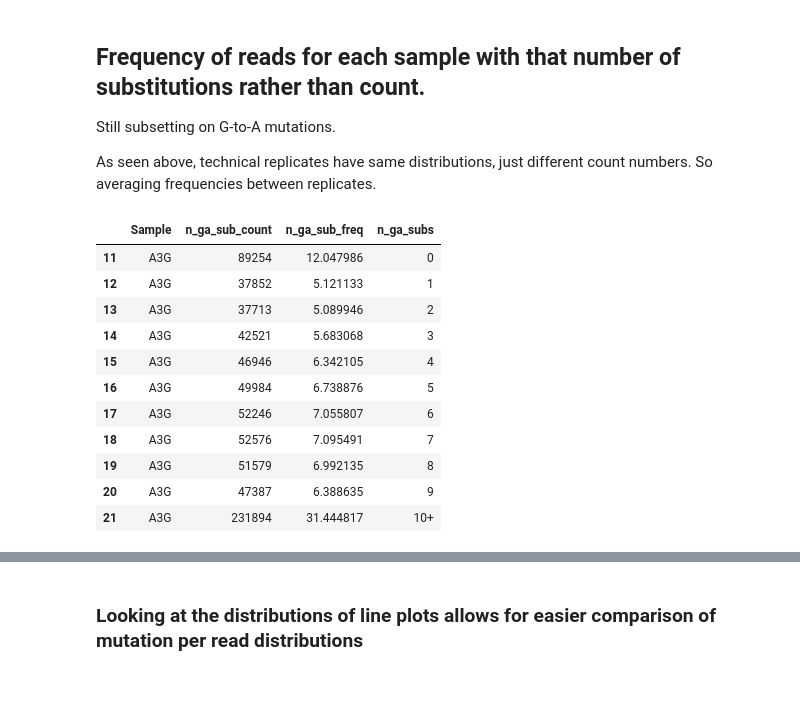
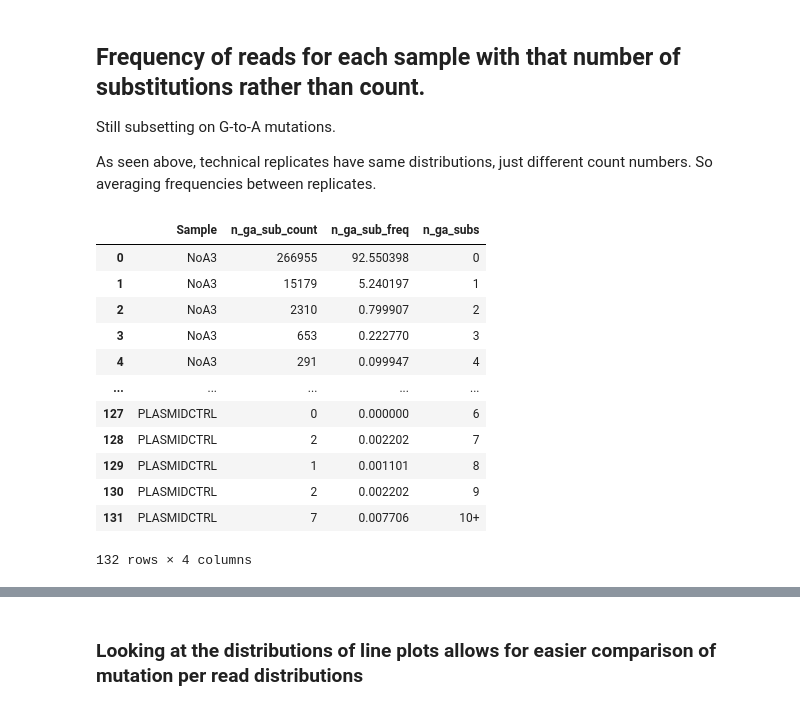
Before and after one commit to jbloomlab/SuperRestrictionFactor_Hypermutation, a Jupyter notebook: analysis_notebook.ipynb, the cells around one changed output, grey strips where cells are left out. Saved outputs shown, nothing was run; the diff lists cells and outputs as text; code cells hidden in the pictures.

```diff
--- a/analysis_notebook.ipynb
+++ b/analysis_notebook.ipynb
@@ -471,18 +469,31 @@ csvsdir = os.path.join(resultsdir, 'mutinfo_csvs')
 if not os.path.isdir(csvsdir):
     os.mkdir(csvsdir)
 # %%
-if use_existing == 'no': # only remake `csv`s if specified.
-    for sample in df_samplenames:
-        print(f"Processing reads for {sample}...")
-        bcinfo_file = f"{countsdir}/{sample}_bcinfo.csv.gz"
-        bcinfo_df = pd.read_csv(bcinfo_file)
-        bcinfo_df_retained = bcinfo_df[bcinfo_df['Retained'] == True].reset_index(drop=True)
-        bcinfo_df_retained['mid_seq'] = bcinfo_df_retained['Consensus'].apply(lambda x: x[130:170])
-        bcinfo_df_retained['mid_subs'] = bcinfo_df_retained['mid_seq'].apply(getSubstitutions_Nokay_maskG, args=(midrefseq,))
-        bcinfo_df_retained['n_mid_subs'] = bcinfo_df_retained['mid_subs'].apply(get_n_subs)
-        bcinfo_df_retained['subs'] = bcinfo_df_retained['Consensus'].apply(getSubstitutions_Nokay, args=(trimmedrefseq,))
-        bcinfo_df_retained['n_subs'] = bcinfo_df_retained['subs'].apply(get_n_subs)
-        bcinfo_df_retained['n_ga_subs'] = bcinfo_df_retained['subs'].apply(get_n_ga_subs)
-        bcinfo_df_retained['sub_tups'] = bcinfo_df_retained['subs'].apply(subs_to_motifs, args=(trimmedrefseq,))
-        bcinfo_df_retained['Sample'] = [sample]*len(bcinfo_df_retained)
-        bcinfo_df_retained.to_csv(f"{csvsdir}/{sample}.csv")
+def process_bcinfo_csv(bcinfo_csv, out_dir):
+    """Process bcinfo csv into mutinfo csv."""
+    bcinfo_df = pd.read_csv(bcinfo_csv)
+    bcinfo_df_retained = bcinfo_df[bcinfo_df['Retained'] == True].reset_index(drop=True)
+    bcinfo_df_retained['mid_seq'] = bcinfo_df_retained['Consensus'].apply(lambda x: x[130:170])
+    bcinfo_df_retained['mid_subs'] = bcinfo_df_retained['mid_seq'].apply(getSubstitutions_Nokay_maskG, args=(midrefseq,))
+    bcinfo_df_retained['n_mid_subs'] = bcinfo_df_retained['mid_subs'].apply(get_n_subs)
+    bcinfo_df_retained['subs'] = bcinfo_df_retained['Consensus'].apply(getSubstitutions_Nokay, args=(trimmedrefseq,))
+    bcinfo_df_retained['n_subs'] = bcinfo_df_retained['subs'].apply(get_n_subs)
+    bcinfo_df_retained['n_ga_subs'] = bcinfo_df_retained['subs'].apply(get_n_ga_subs)
+    bcinfo_df_retained['sub_tups'] = bcinfo_df_retained['subs'].apply(subs_to_motifs, args=(trimmedrefseq,))
+    bcinfo_df_retained['Sample'] = [sample]*len(bcinfo_df_retained)
+    bcinfo_df_retained.to_csv(f"{out_dir}/{sample}.csv")
+# %%
+def make_mutinfo_csv(sample, in_dir, out_dir, overwrite=False):
+    if not path.exists(f"{out_dir}/{sample}.csv"):
+        print(f"Making mutinfo csv for {sample}...")
+        process_bcinfo_csv(f"{in_dir}/{sample}_bcinfo.csv.gz", out_dir)
+    elif overwrite:
+        print(f"Overwriting previous mutinfo csv for {sample}...")
+        process_bcinfo_csv(f"{in_dir}/{sample}_bcinfo.csv.gz")
+    else:
+        print(f"Mutinfo csv already exists for {sample}.")
+# %%
+tmp_csvsdir = f"./results_1and1b/mutinfo_csvs"
+
+for sample in df_samplenames:
+    make_mutinfo_csv(sample, countsdir, tmp_csvsdir, overwrite=False)
@@ -652,17 +685,18 @@ reps_ga_avg['Sample'] = rep1_ga_sub_counts_df['Sample']
 
 all_ga_sub_counts_df = pd.concat((reps_ga_avg, plasmid_binned_df), ignore_index=True, sort=True)
 # %%
-display(all_ga_sub_counts_df[all_ga_sub_counts_df['Sample'] == 'A3G'])
+display(all_ga_sub_counts_df)
 # %% [output]
 |  | Sample | n_ga_sub_count | n_ga_sub_freq | n_ga_subs |
-| 11 | A3G | 89254 | 12.047986 | 0 |
-| 12 | A3G | 37852 | 5.121133 | 1 |
-| 13 | A3G | 37713 | 5.089946 | 2 |
-| 14 | A3G | 42521 | 5.683068 | 3 |
-| 15 | A3G | 46946 | 6.342105 | 4 |
-| 16 | A3G | 49984 | 6.738876 | 5 |
-| 17 | A3G | 52246 | 7.055807 | 6 |
-| 18 | A3G | 52576 | 7.095491 | 7 |
-| 19 | A3G | 51579 | 6.992135 | 8 |
-| 20 | A3G | 47387 | 6.388635 | 9 |
-| 21 | A3G | 231894 | 31.444817 | 10+ |
+| 0 | NoA3 | 266955 | 92.550398 | 0 |
+| 1 | NoA3 | 15179 | 5.240197 | 1 |
+| 2 | NoA3 | 2310 | 0.799907 | 2 |
+| 3 | NoA3 | 653 | 0.222770 | 3 |
+| 4 | NoA3 | 291 | 0.099947 | 4 |
+| ... | ... | ... | ... | ... |
+| 127 | PLASMIDCTRL | 0 | 0.000000 | 6 |
+| 128 | PLASMIDCTRL | 2 | 0.002202 | 7 |
+| 129 | PLASMIDCTRL | 1 | 0.001101 | 8 |
+| 130 | PLASMIDCTRL | 2 | 0.002202 | 9 |
+| 131 | PLASMIDCTRL | 7 | 0.007706 | 10+ |
+132 rows × 4 columns
```
Also changed, not shown: parts of 20 cells of this notebook.
